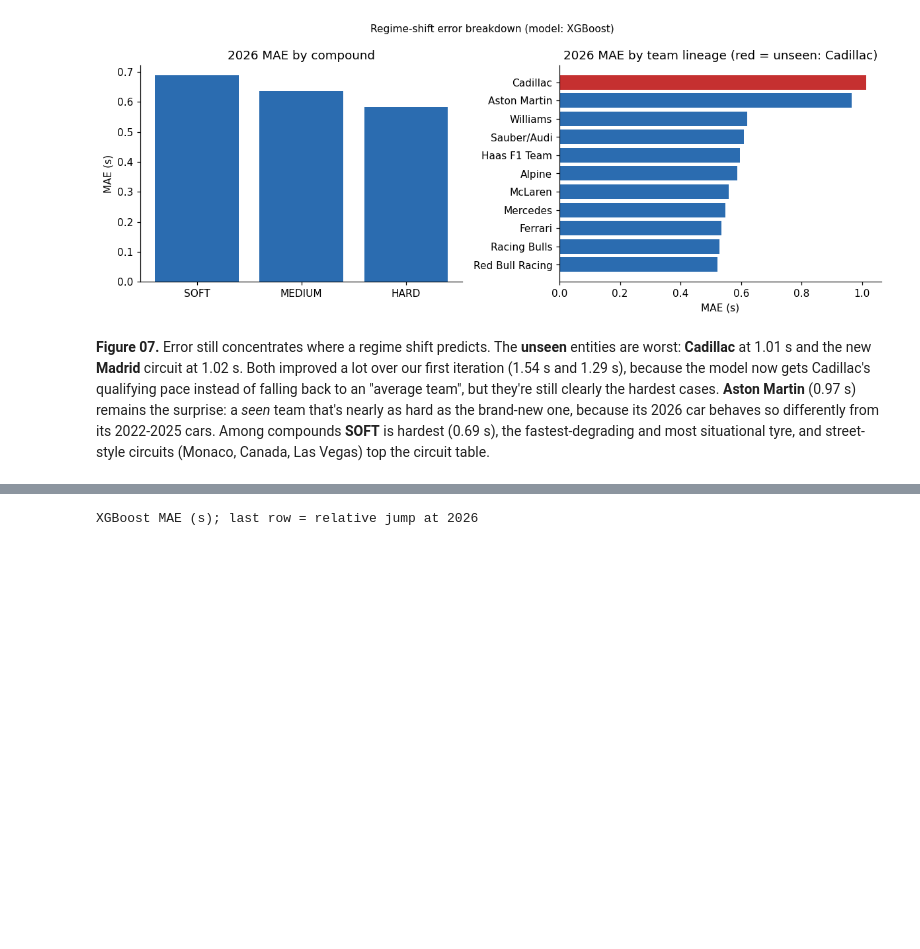
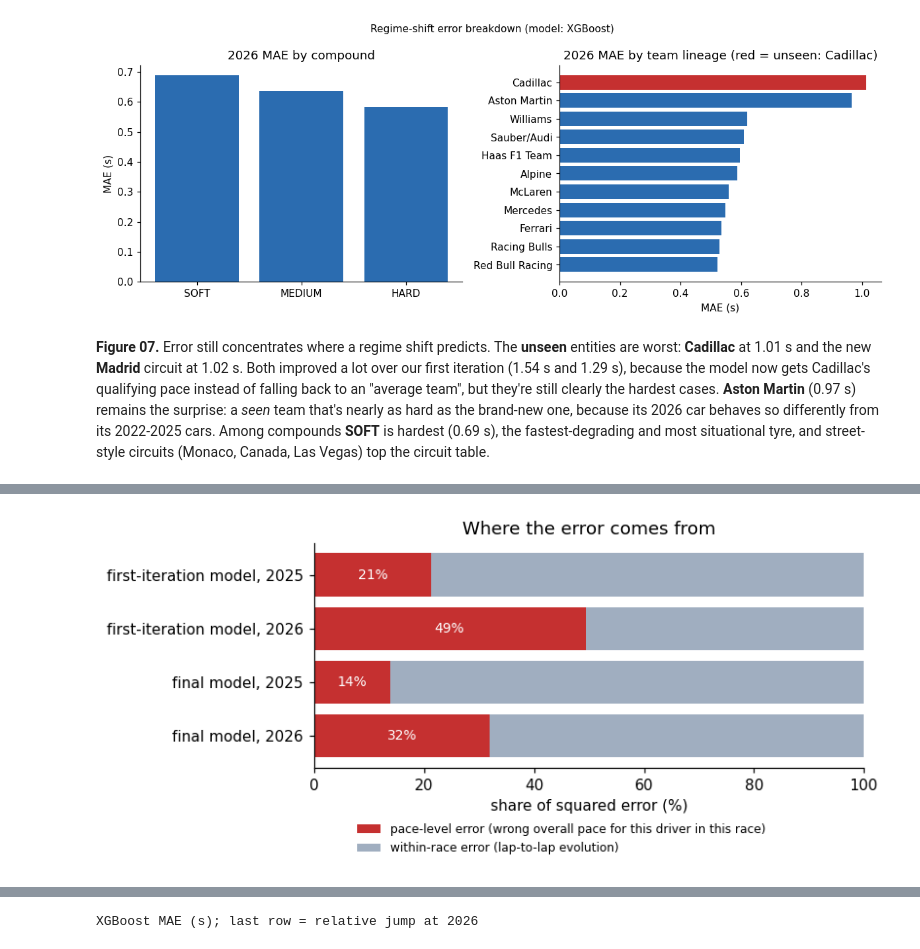
Before and after one commit to sagrawal11/DIS-ML-Final-Project, a Jupyter notebook: notebooks/05_regime_shift.ipynb, the cells around one changed output, grey strips where cells are left out. Drawn from its saved outputs; the diff is of its cells as text; code cells hidden in the pictures; blank space fills up the shorter version.

```diff
--- a/notebooks/05_regime_shift.ipynb
+++ b/notebooks/05_regime_shift.ipynb
@@ -111,0 +179,15 @@ plt.tight_layout(); plt.savefig('figures/07_regime_breakdown.png', dpi=150); plt
+# %%
+def decompose(groups, team, params, test_season):
+    X = encode_features(df, groups, team)
+    tr_m, te_m = (df.season < test_season).to_numpy(), (df.season == test_season).to_numpy()
+    e = y_all[te_m].values - make_xgb(**params).fit(X[tr_m], y_all[tr_m]).predict(X[te_m])
+    d = df[te_m][['event', 'driver']].assign(e=e)
+    level = d.groupby(['event', 'driver']).e.transform('mean')
+    return {'MAE': np.abs(e).mean(), 'level share of squared error': (level ** 2).mean() / (e ** 2).mean(),
+            'MAE with level error removed': np.abs(e - level).mean()}
+base = abl['base (team names)']
+dec = pd.DataFrame({f'{lab} model, {ts}': decompose(g, t, p, ts)
+                    for lab, (g, t, p) in {'first-iteration': (base['groups'], base['team'], base['xgb_params']),
+                                           'final': (cfg['groups'], cfg['team'], XGB_PARAMS)}.items()
+                    for ts in [2025, 2026]}).T
+dec.round(3)
@@ -111,0 +200,14 @@ plt.tight_layout(); plt.savefig('figures/07_regime_breakdown.png', dpi=150); plt
+# %%
+fig, ax = plt.subplots(figsize=(7.5, 3.6))
+yy = np.arange(len(dec))[::-1]
+mse_share = dec['level share of squared error']
+ax.barh(yy, mse_share * 100, color='#c53030', label='pace-level error (wrong overall pace for this driver in this race)')
+ax.barh(yy, (1 - mse_share) * 100, left=mse_share * 100, color='#a0aec0', label='within-race error (lap-to-lap evolution)')
+for i, v in enumerate(mse_share):
+    ax.text(v * 100 / 2, yy[i], f'{v:.0%}', va='center', ha='center', color='white', fontsize=9)
+ax.set_yticks(yy); ax.set_yticklabels(dec.index); ax.set_xlabel('share of squared error (%)'); ax.set_xlim(0, 100)
+ax.legend(frameon=False, fontsize=8, loc='upper center', bbox_to_anchor=(0.45, -0.2), ncol=1)
+ax.set_title('Where the error comes from')
+plt.tight_layout(); plt.savefig('figures/13_error_decomposition.png', dpi=150); plt.show()
+# %% [output]
+[figure, added]
```
Also changed, not shown: parts of 18 cells of this notebook, 7 other files.
